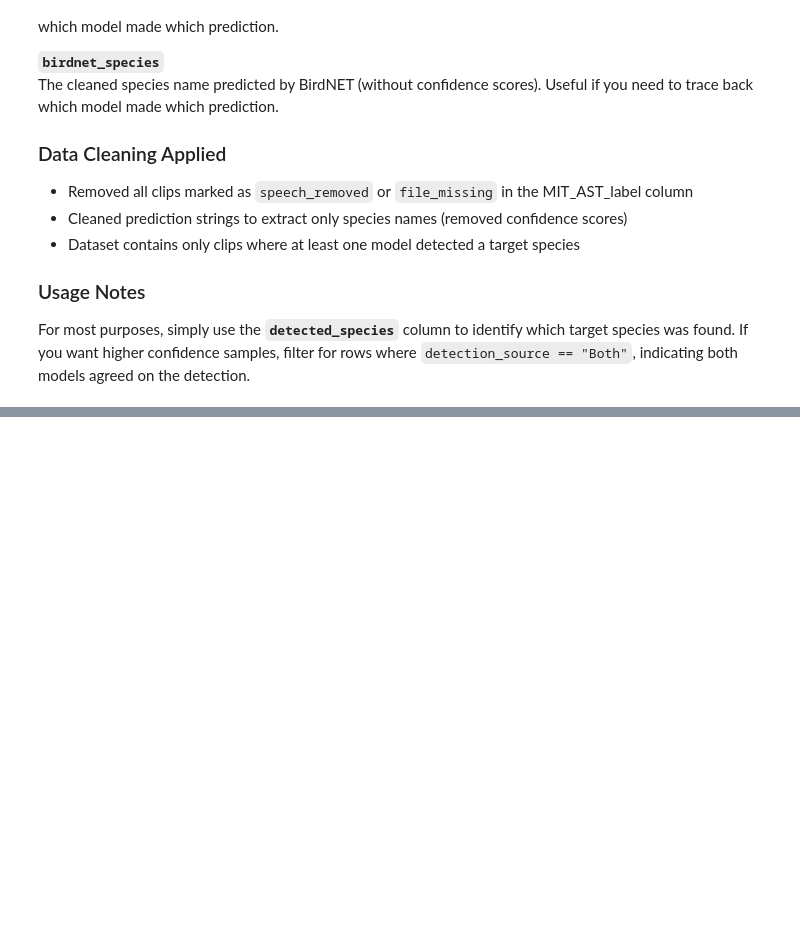
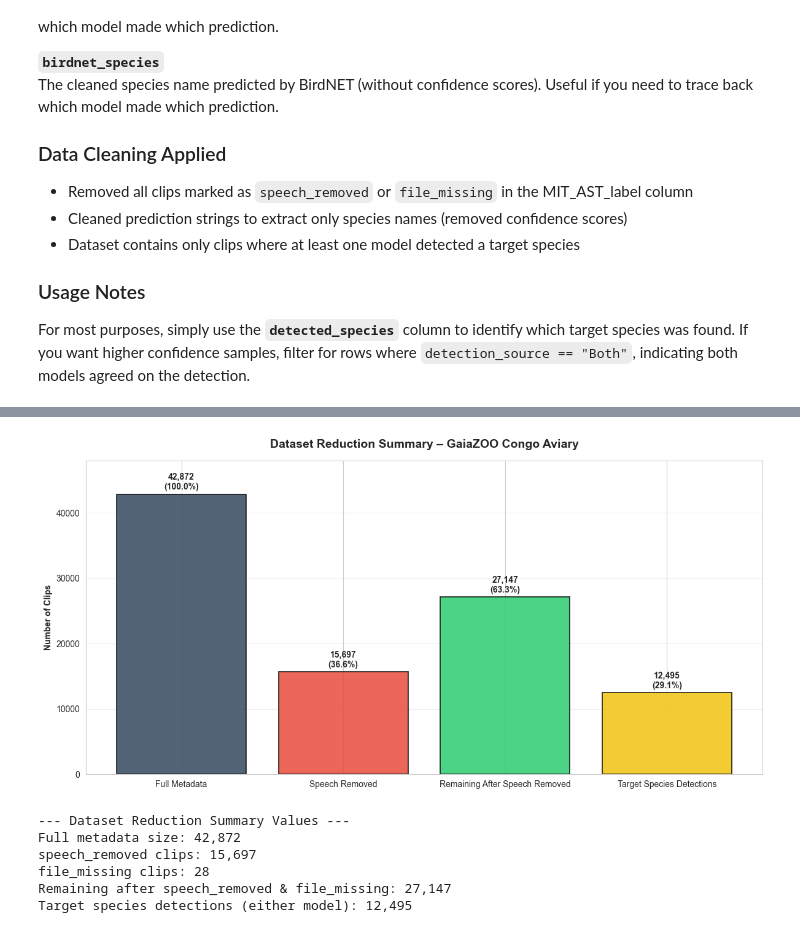
Before and after one commit to casperbroch/zoo-acoustics, a Jupyter notebook: notebooks/PredictionComparison.ipynb, the cells around one changed output, grey strips where cells are left out. Drawn from its saved outputs; the diff is of its cells as text; code cells hidden in the pictures; blank space fills up the shorter version.

```diff
--- a/notebooks/PredictionComparison.ipynb
+++ b/notebooks/PredictionComparison.ipynb
@@ -370,0 +381,75 @@ For most purposes, simply use the **`detected_species`** column to identify whic
+# %%
+# Dataset Reduction Summary Plot
+import pandas as pd
+import matplotlib.pyplot as plt
+import seaborn as sns
+
+# Reload original metadata (defensive)
+metadata_df = pd.read_excel(METADATA_FILE)
+
+full_size = len(metadata_df)
+speech_removed_count = (metadata_df['MIT_AST_label'] == 'speech_removed').sum()
+file_missing_count = (metadata_df['MIT_AST_label'] == 'file_missing').sum()
+remaining_after_speech_removed = full_size - speech_removed_count - file_missing_count  # now excludes both
+
+# Ensure total_target_clips available (clips where either model detected target species)
+if 'total_target_clips' not in globals():
+    df_tmp = metadata_df[~metadata_df['MIT_AST_label'].isin(['speech_removed', 'file_missing'])].copy()
+    def _extract_species(pred_string):
+        if pd.isna(pred_string):
+            return None
+        parts = str(pred_string).split()
+        if len(parts) >= 2:
+            return f"{parts[0]} {parts[1]}"
+        return None
+    df_tmp['perch_species'] = df_tmp['perch_prediction'].apply(_extract_species)
+    df_tmp['birdnet_species'] = df_tmp['birdnet_prediction'].apply(_extract_species)
+    TARGET_SPECIES_KEYS = ['Ploceus melanocephalus','Upupa epops','Quelea quelea']
+    df_tmp['is_target_species'] = df_tmp['perch_species'].isin(TARGET_SPECIES_KEYS) | df_tmp['birdnet_species'].isin(TARGET_SPECIES_KEYS)
+    total_target_clips = df_tmp['is_target_species'].sum()
+
+# Stage data (no separate bar for file_missing per request)
+stages = [
+    ('Full Metadata', full_size),
+    ('Speech Removed', speech_removed_count),
+    ('Remaining After Speech Removed', remaining_after_speech_removed),
+    ('Target Species Detections', total_target_clips)
+]
+
+stage_labels = [s[0] for s in stages]
+stage_values = [s[1] for s in stages]
+
+sns.set_style('whitegrid')
+fig, ax = plt.subplots(figsize=(12, 6))
+bar_colors = ['#34495e', '#e74c3c', '#2ecc71', '#f1c40f']
+
+bars = ax.bar(stage_labels, stage_values, color=bar_colors, alpha=0.85, edgecolor='black', linewidth=1.2)
+
+ax.set_title('Dataset Reduction Summary – GaiaZOO Congo Aviary', fontsize=14, fontweight='bold', pad=15)
+ax.set_ylabel('Number of Clips', fontweight='bold')
+ax.set_ylim(0, max(stage_values) * 1.12)
+ax.grid(axis='y', alpha=0.3)
+
+# Annotate each bar with counts and percentages relative to full metadata
+for bar, val in zip(bars, stage_values):
+    pct = (val / full_size) * 100 if full_size else 0
+    ax.text(bar.get_x() + bar.get_width()/2, val + max(stage_values)*0.01,
+            f'{val:,}\n({pct:.1f}%)', ha='center', va='bottom', fontweight='bold', fontsize=10)
+
+plt.tight_layout()
+plt.show()
+
+print('--- Dataset Reduction Summary Values ---')
+print(f'Full metadata size: {full_size:,}')
+print(f'speech_removed clips: {speech_removed_count:,}')
+print(f'file_missing clips: {file_missing_count:,}')
+print(f'Remaining after speech_removed & file_missing: {remaining_after_speech_removed:,}')
+print(f'Target species detections (either model): {total_target_clips:,}')
+# %% [output]
+[figure, added]
+--- Dataset Reduction Summary Values ---
+Full metadata size: 42,872
+speech_removed clips: 15,697
+file_missing clips: 28
+Remaining after speech_removed & file_missing: 27,147
+Target species detections (either model): 12,495
```
Also changed, not shown: parts of 1 cell of this notebook, 2 other files.
